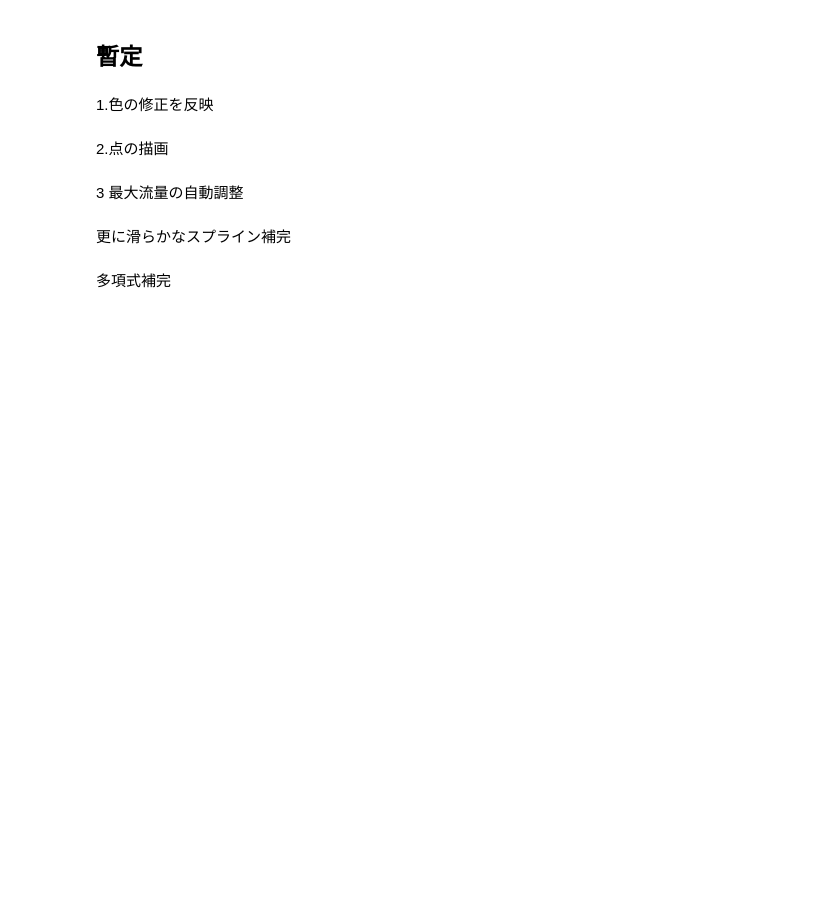
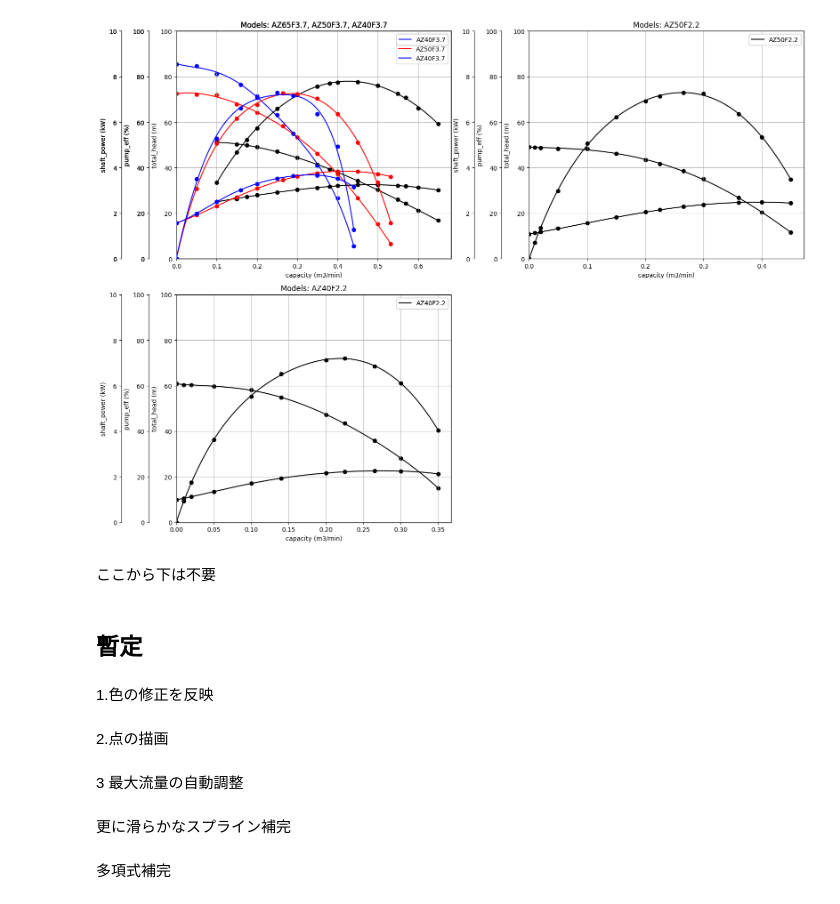
Before and after one commit to tiglzt7/wk, a Jupyter notebook: 02 work/graph.ipynb, the cells around one changed output. Drawn from its saved outputs; the diff is of its cells as text; code cells hidden in the pictures; blank space fills up the shorter version.

```diff
--- a/02 work/graph.ipynb
+++ b/02 work/graph.ipynb
@@ -31,7 +34,15 @@ selected_models = [
    ['AZ40F2.2'],
 ]
 # %%
-kwgraph.draw_plot(df, selected_models, y_axis_lims=[(0, 100), (0, 100), (0, 10)])
+kwgraph.draw_plot(df, selected_models,
+                  y_axis_lims=[(0, 100), (0, 100), (0, 10)],
+                #   types_of_plot=["scatter", "polyfit", "spline"],
+                  types_of_plot=["scatter", "polyfit"],
+                  )
+# %% [output]
+[figure, added]
+# %% [markdown]
+ここから下は不要
 # %%
 # モデル毎の色を指定します
 model_colors = ['k', 'r', 'b']
```
Also changed, not shown: parts of 1 cell of this notebook, 3 other files.
